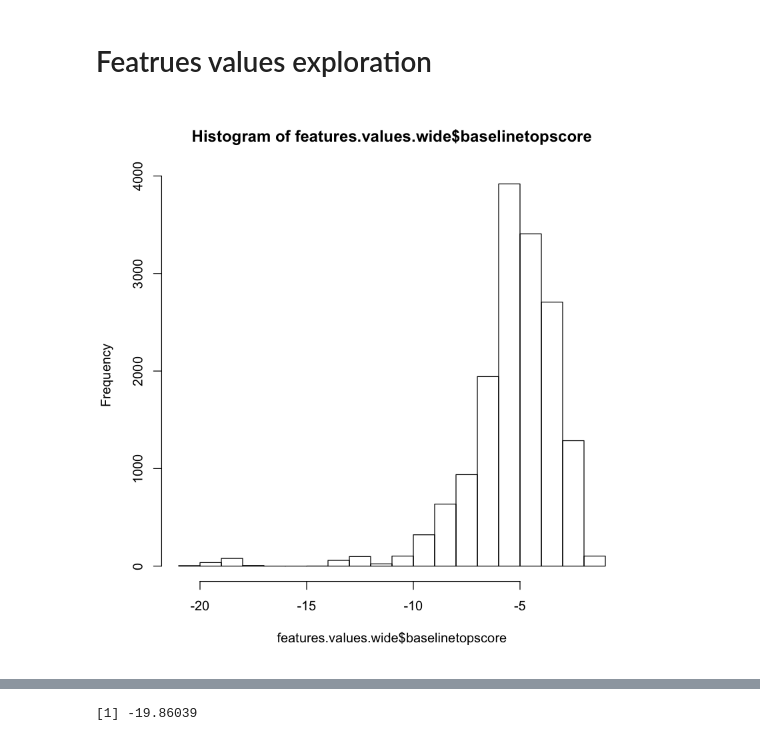
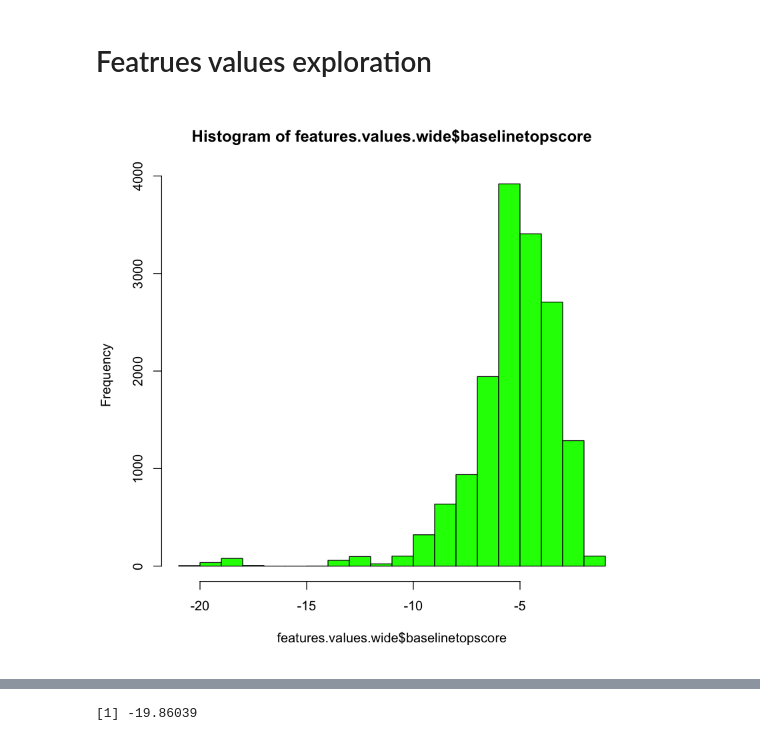
Before and after one commit to teanalab/pfsdm, a Jupyter notebook: reports/test.ipynb, the cells around one changed output, grey strips where cells are left out. Cells and saved outputs as stored; diff of their text form; code cells hidden in the pictures.

```diff
--- a/reports/test.ipynb
+++ b/reports/test.ipynb
@@ -60,7 +60,7 @@ features.values <- read.table("..//output//features_values.tsv", header = TRUE,
 features.values$id <- rep(1:(nrow(features.values)/3), each=3)
 features.values.wide <- spread(features.values, featurename, featurevalue)
 # %%
-hist(features.values.wide$baselinetopscore)
+hist(features.values.wide$baselinetopscore, c="green")
 # %% [output]
-[figure, old version]
+[figure, new version]
 # %%
```
Also changed, not shown: parts of 2 cells of this notebook.
